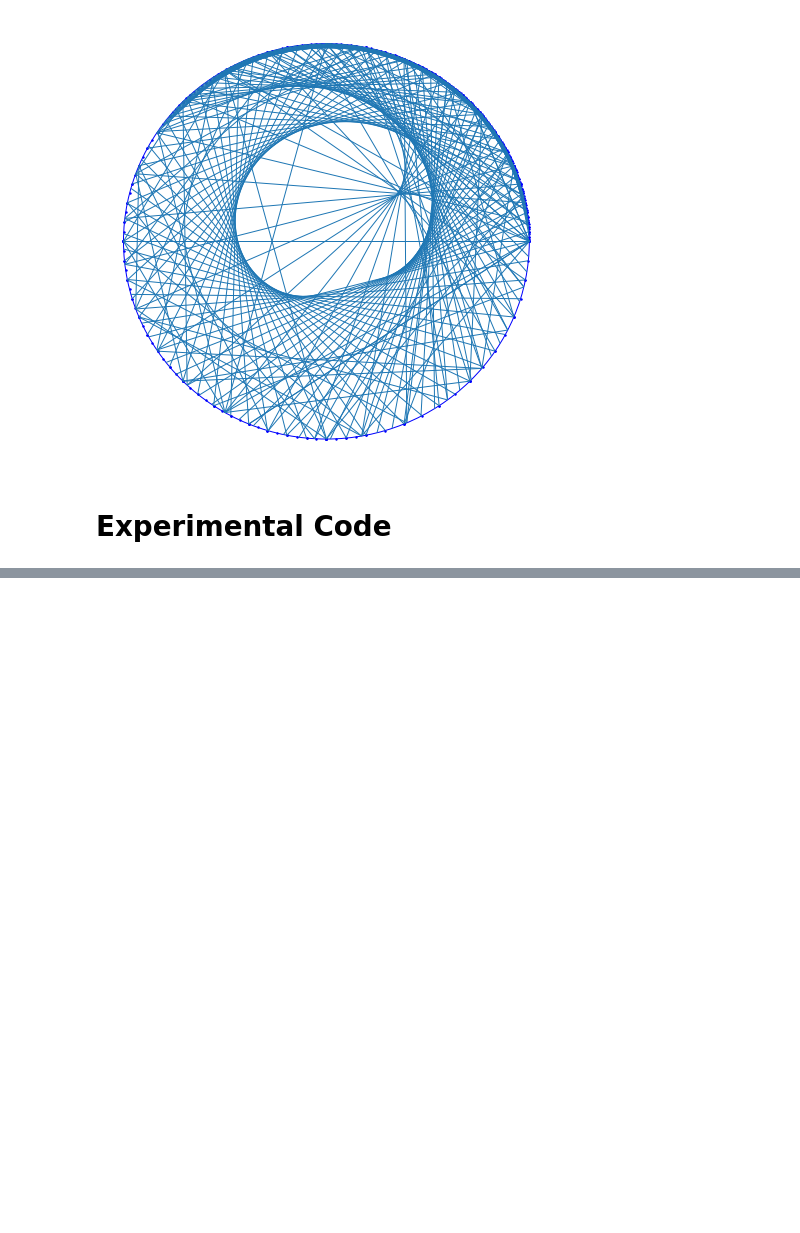
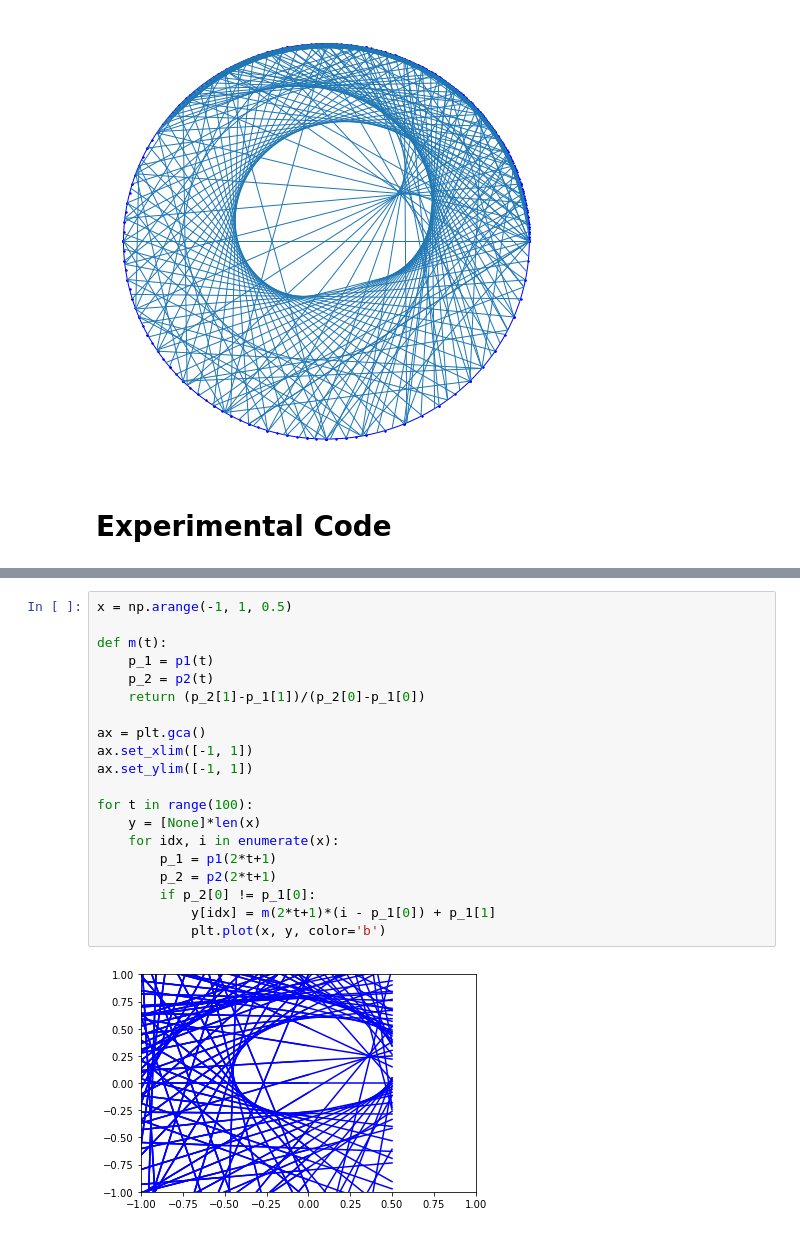
Before and after one commit to Sultanow/pedal_curves, a Jupyter notebook: python/notebooks/caustics_base2_3.ipynb, the cells around one changed output, grey strips where cells are left out. Saved outputs shown, nothing was run; the diff lists cells and outputs as text; blank space fills up the shorter version.

```diff
--- a/python/notebooks/caustics_base2_3.ipynb
+++ b/python/notebooks/caustics_base2_3.ipynb
@@ -250,0 +284,22 @@ plt.gca().add_patch(circle)
+# %%
+x = np.arange(-1, 1, 0.5)
+
+def m(t):
+    p_1 = p1(t)
+    p_2 = p2(t)
+    return (p_2[1]-p_1[1])/(p_2[0]-p_1[0])
+
+ax = plt.gca()
+ax.set_xlim([-1, 1])
+ax.set_ylim([-1, 1])
+
+for t in range(100):
+    y = [None]*len(x)
+    for idx, i in enumerate(x):
+        p_1 = p1(2*t+1)
+        p_2 = p2(2*t+1)
+        if p_2[0] != p_1[0]:
+            y[idx] = m(2*t+1)*(i - p_1[0]) + p_1[1]
+            plt.plot(x, y, color='b')
+# %% [output]
+[figure, added]
```
Also changed, not shown: parts of 5 cells of this notebook, 1 other file.
